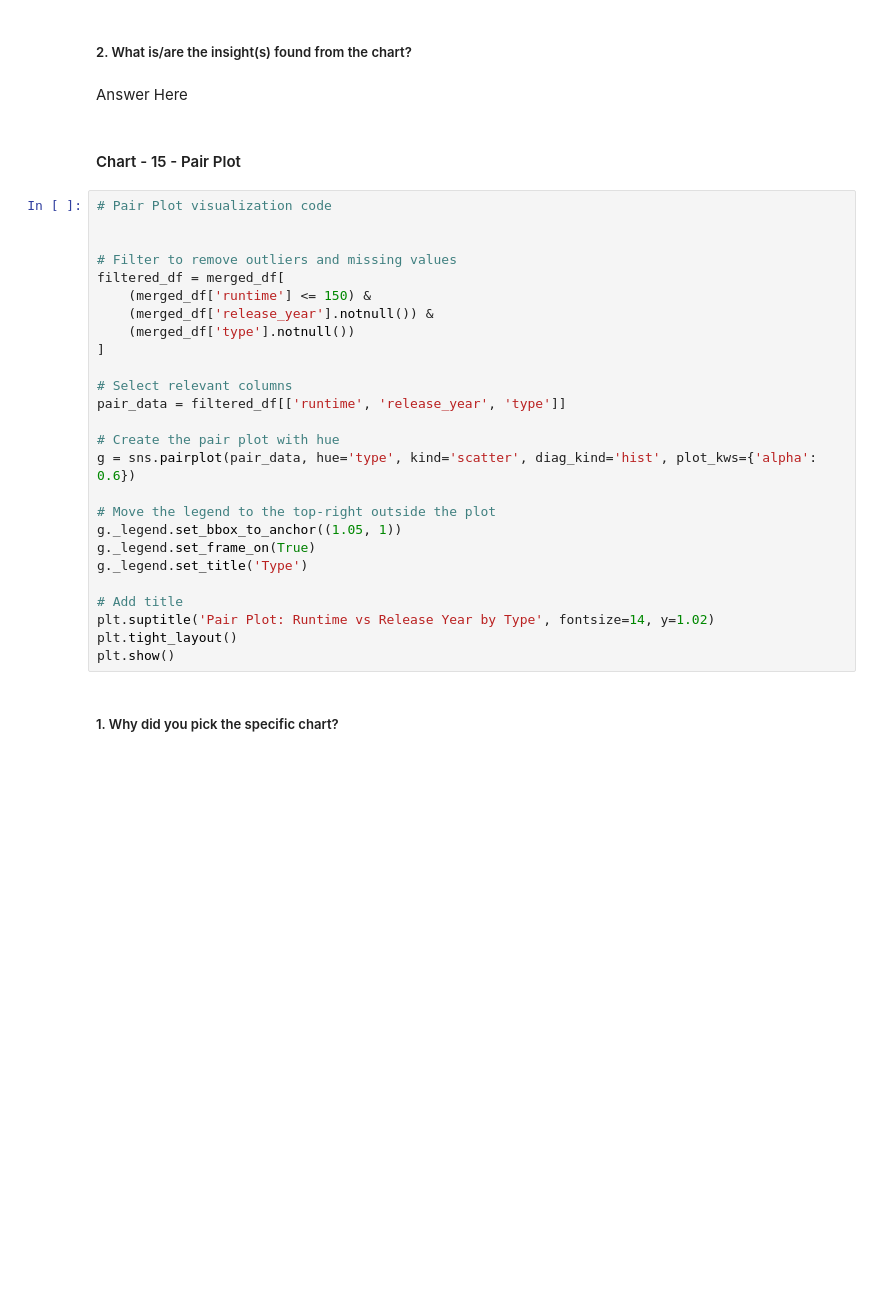
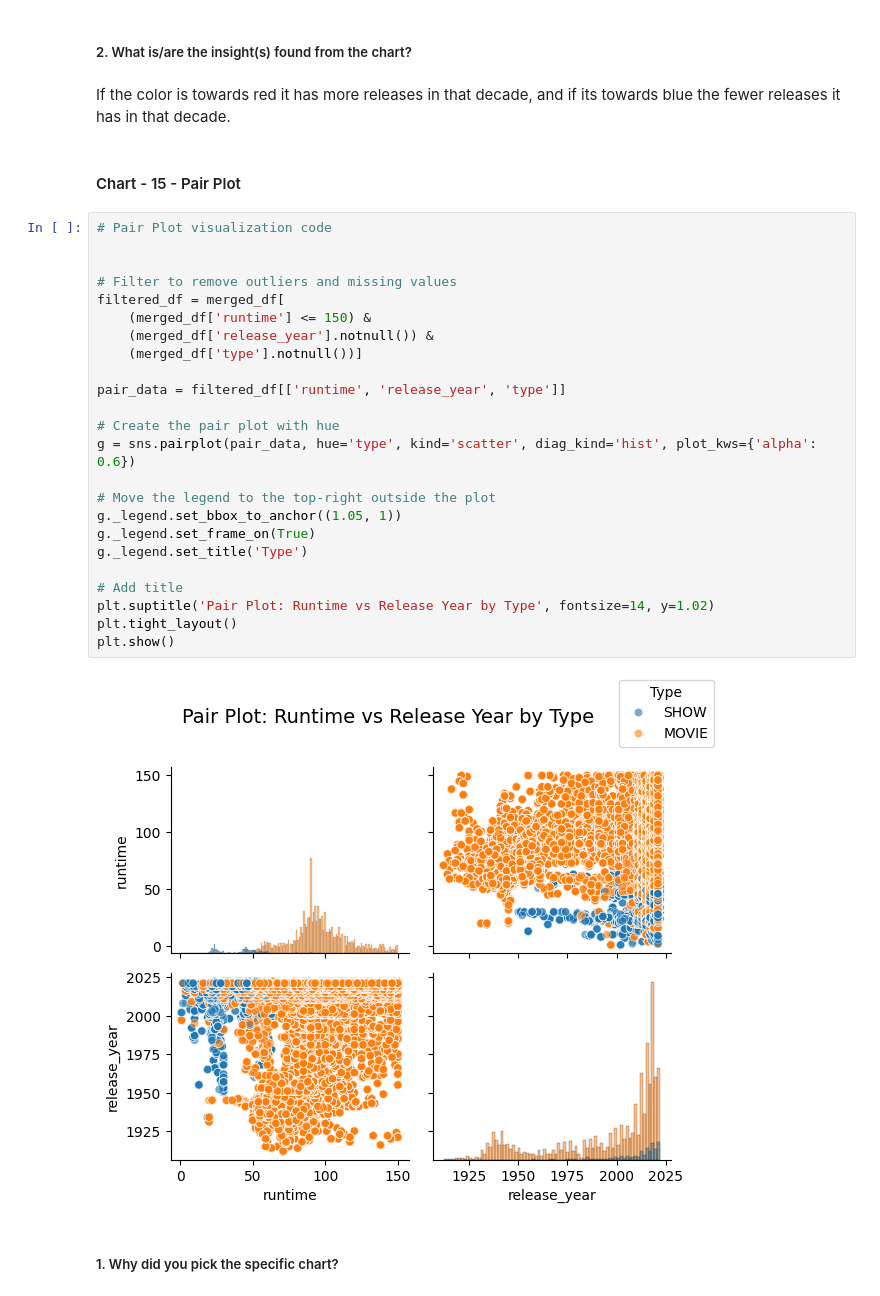
Before and after one commit to karthikdoguparthi/Amazon-Prime-EDA, a Jupyter notebook: Amazon_Prime_EDA.ipynb, the cells around one changed output. Saved outputs shown, nothing was run; the diff lists cells and outputs as text; blank space fills up the shorter version.

```diff
--- a/Amazon_Prime_EDA.ipynb
+++ b/Amazon_Prime_EDA.ipynb
@@ -629,34 +787,34 @@ Answer Here.
 # %% [markdown]
 ##### 2. What is/are the insight(s) found from the chart?
-# %% [markdown]
-Answer Here
+# %% [markdown]
+If the color is towards red it has more releases in that decade, and if its towards blue the fewer releases it has in that decade.
 # %% [markdown]
 #### Chart - 15 - Pair Plot
 # %%
 # Pair Plot visualization code
 
 
 # Filter to remove outliers and missing values
 filtered_df = merged_df[
     (merged_df['runtime'] <= 150) &
     (merged_df['release_year'].notnull()) &
-    (merged_df['type'].notnull())
-]
+    (merged_df['type'].notnull())]
 
-# Select relevant columns
 pair_data = filtered_df[['runtime', 'release_year', 'type']]
 
 # Create the pair plot with hue
 g = sns.pairplot(pair_data, hue='type', kind='scatter', diag_kind='hist', plot_kws={'alpha': 0.6})
 
 # Move the legend to the top-right outside the plot
 g._legend.set_bbox_to_anchor((1.05, 1))
 g._legend.set_frame_on(True)
 g._legend.set_title('Type')
 
 # Add title
 plt.suptitle('Pair Plot: Runtime vs Release Year by Type', fontsize=14, y=1.02)
 plt.tight_layout()
 plt.show()
+# %% [output]
+[figure, added]
 # %% [markdown]
 ##### 1. Why did you pick the specific chart?
```
Also changed, not shown: parts of 118 cells of this notebook.
